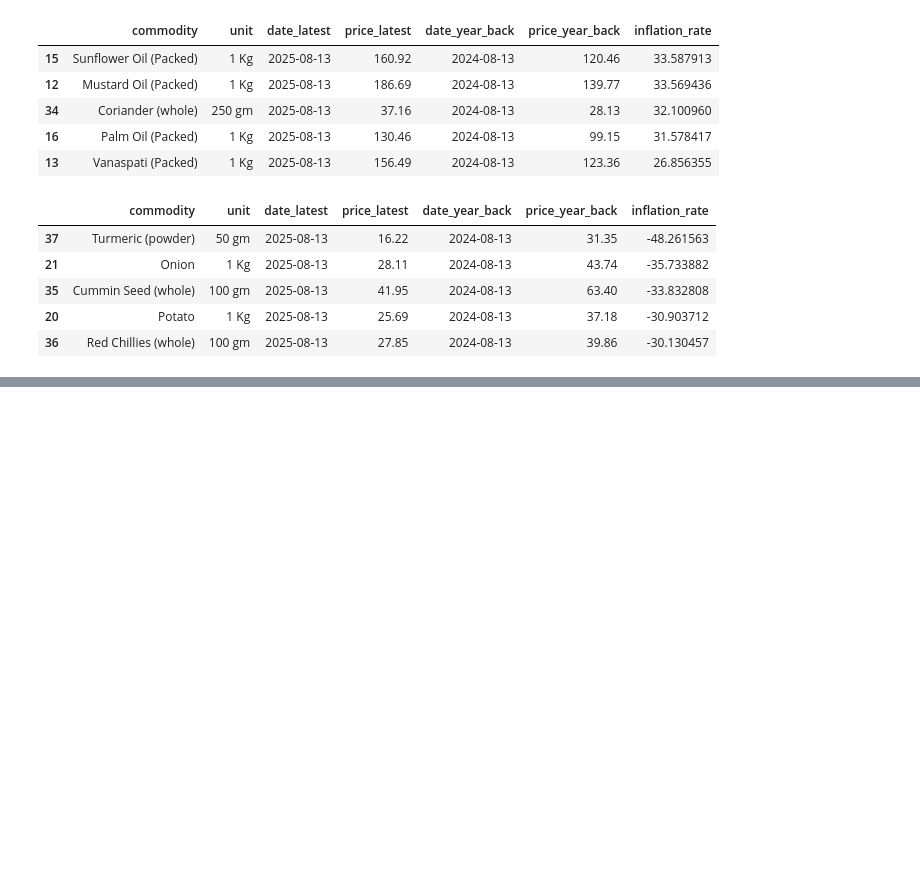
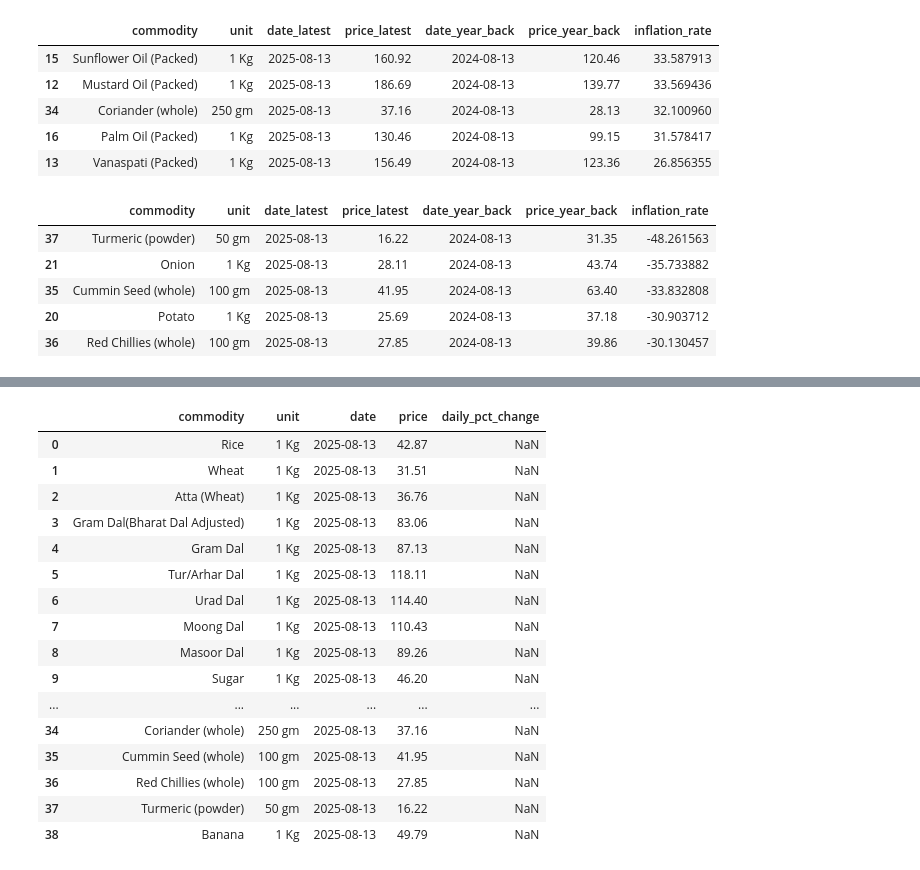
Before and after one commit to ilihas786/Local-Commodity-Price-Tracker, a Jupyter notebook: notebooks/inflation_trend.ipynb, the cells around one changed output, grey strips where cells are left out. Cells and saved outputs as stored; diff of their text form; code cells hidden in the pictures; blank space fills up the shorter version.

```diff
--- a/notebooks/inflation_trend.ipynb
+++ b/notebooks/inflation_trend.ipynb
@@ -139,0 +146,21 @@ plt.show()
+# %%
+current_price=df[df['date'] == latest_date]
+current_price
+# %% [output]
+|  | commodity | unit | date | price | daily_pct_change |
+| 0 | Rice | 1 Kg | 2025-08-13 | 42.87 | NaN |
+| 1 | Wheat | 1 Kg | 2025-08-13 | 31.51 | NaN |
+| 2 | Atta (Wheat) | 1 Kg | 2025-08-13 | 36.76 | NaN |
+| 3 | Gram Dal(Bharat Dal Adjusted) | 1 Kg | 2025-08-13 | 83.06 | NaN |
+| 4 | Gram Dal | 1 Kg | 2025-08-13 | 87.13 | NaN |
+| 5 | Tur/Arhar Dal | 1 Kg | 2025-08-13 | 118.11 | NaN |
+| 6 | Urad Dal | 1 Kg | 2025-08-13 | 114.40 | NaN |
+| 7 | Moong Dal | 1 Kg | 2025-08-13 | 110.43 | NaN |
+| 8 | Masoor Dal | 1 Kg | 2025-08-13 | 89.26 | NaN |
+| 9 | Sugar | 1 Kg | 2025-08-13 | 46.20 | NaN |
+| ... | ... | ... | ... | ... | ... |
+| 34 | Coriander (whole) | 250 gm | 2025-08-13 | 37.16 | NaN |
+| 35 | Cummin Seed (whole) | 100 gm | 2025-08-13 | 41.95 | NaN |
+| 36 | Red Chillies (whole) | 100 gm | 2025-08-13 | 27.85 | NaN |
+| 37 | Turmeric (powder) | 50 gm | 2025-08-13 | 16.22 | NaN |
+| 38 | Banana | 1 Kg | 2025-08-13 | 49.79 | NaN |
```
Also changed, not shown: parts of 10 cells of this notebook.
